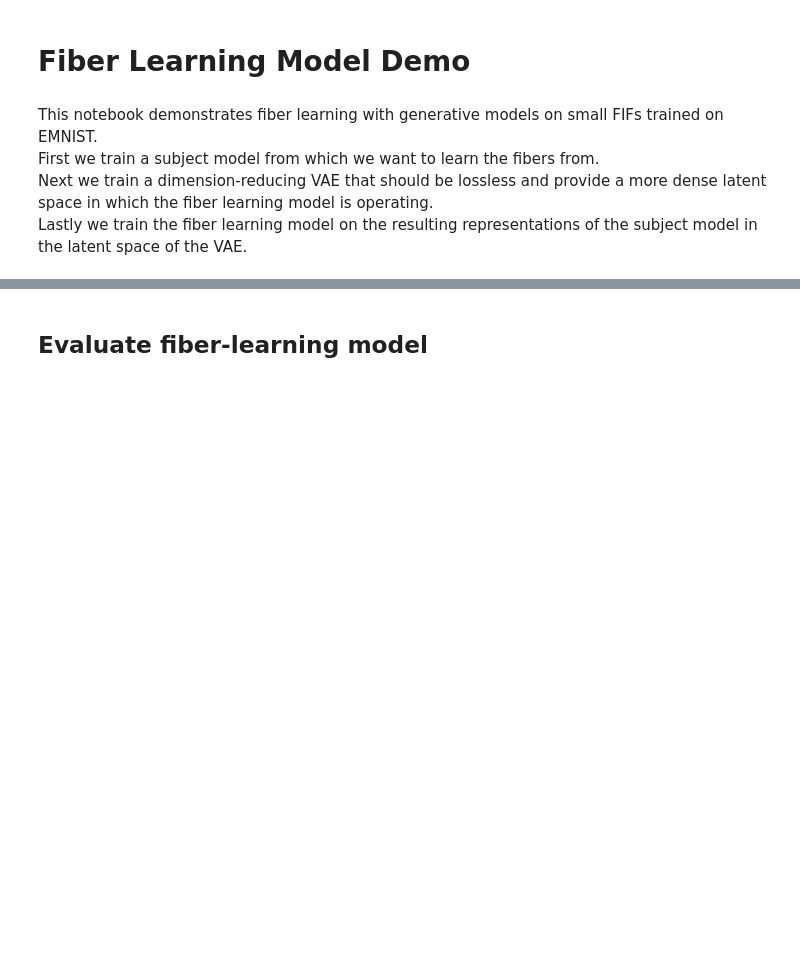
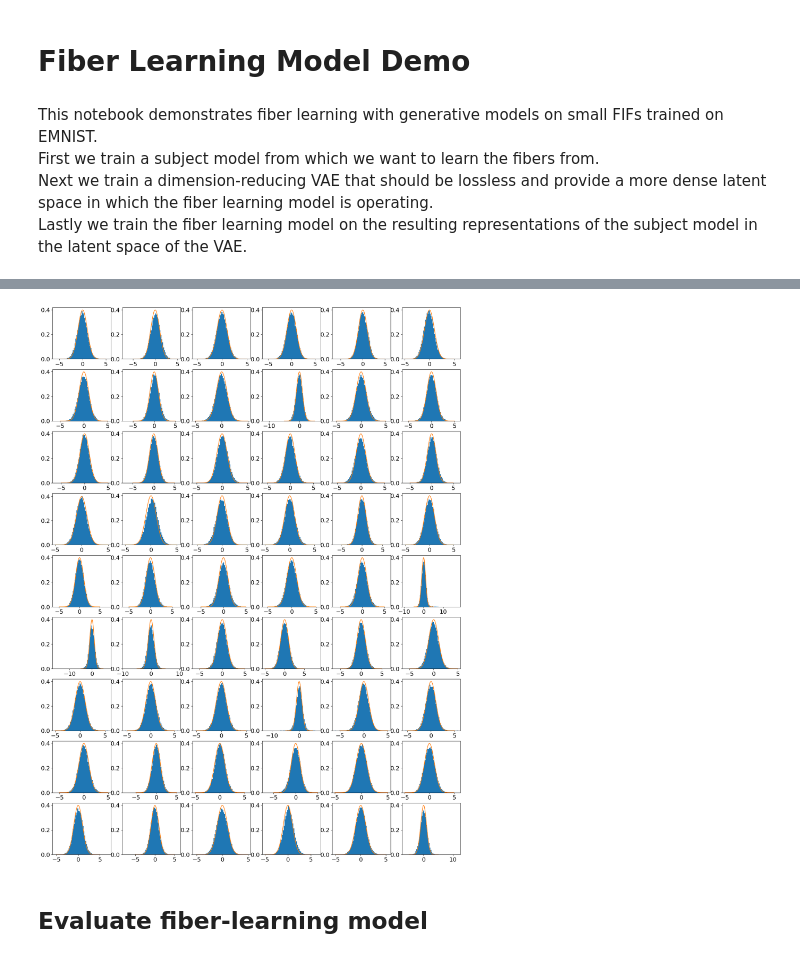
Before and after one commit to jovako/FFF_fiberlearning, a Jupyter notebook: notebooks/Fiber_Learning/evaluate_cmnist.ipynb, the cells around one changed output, grey strips where cells are left out. Saved outputs shown, nothing was run; the diff lists cells and outputs as text; code cells hidden in the pictures; blank space fills up the shorter version.

```diff
--- a/notebooks/Fiber_Learning/evaluate_cmnist.ipynb
+++ b/notebooks/Fiber_Learning/evaluate_cmnist.ipynb
@@ -45,3 +82,26 @@ def plot_images_28(data, title, model, n_rows=2, n_columns=9, save=False, plot_d
+# %%
+z_list = []
+device = model.device
+torch.set_grad_enabled(False)
+test_set = torch.utils.data.TensorDataset(Xt)
+dataloader = torch.utils.data.DataLoader(test_set, batch_size=512, shuffle=False)
+for i, batch in enumerate(dataloader):
+    test_conditioned = model.apply_conditions(batch)
+    test_c = test_conditioned.condition
+    test_samples = test_conditioned.x0.to(device).reshape(-1,3*28*28)
+    z_list.append(model.encode(test_samples, torch.empty([test_samples.shape[0],0], device=device)).cpu())
+z_list = torch.cat(z_list, 0)
+# %%
+a = np.linspace(-5,5,100)
+nrows = 54//6
+fig, axes = plt.subplots(nrows=nrows, ncols=6, figsize=(20, nrows*3))
+for i in range(nrows):
+    for j in range(6):
+        axes[i][j].hist(z_list[:,i*6+j], bins=60, label="Samples", density=True)
+        axes[i][j].plot(a, normal(a, 0, 1))
+#fig.suptitle("Laten
+# %% [output]
+[figure, added]
 # %% [markdown]
 ## Evaluate fiber-learning model
 # %%
```
Also changed, not shown: parts of 14 cells of this notebook.
